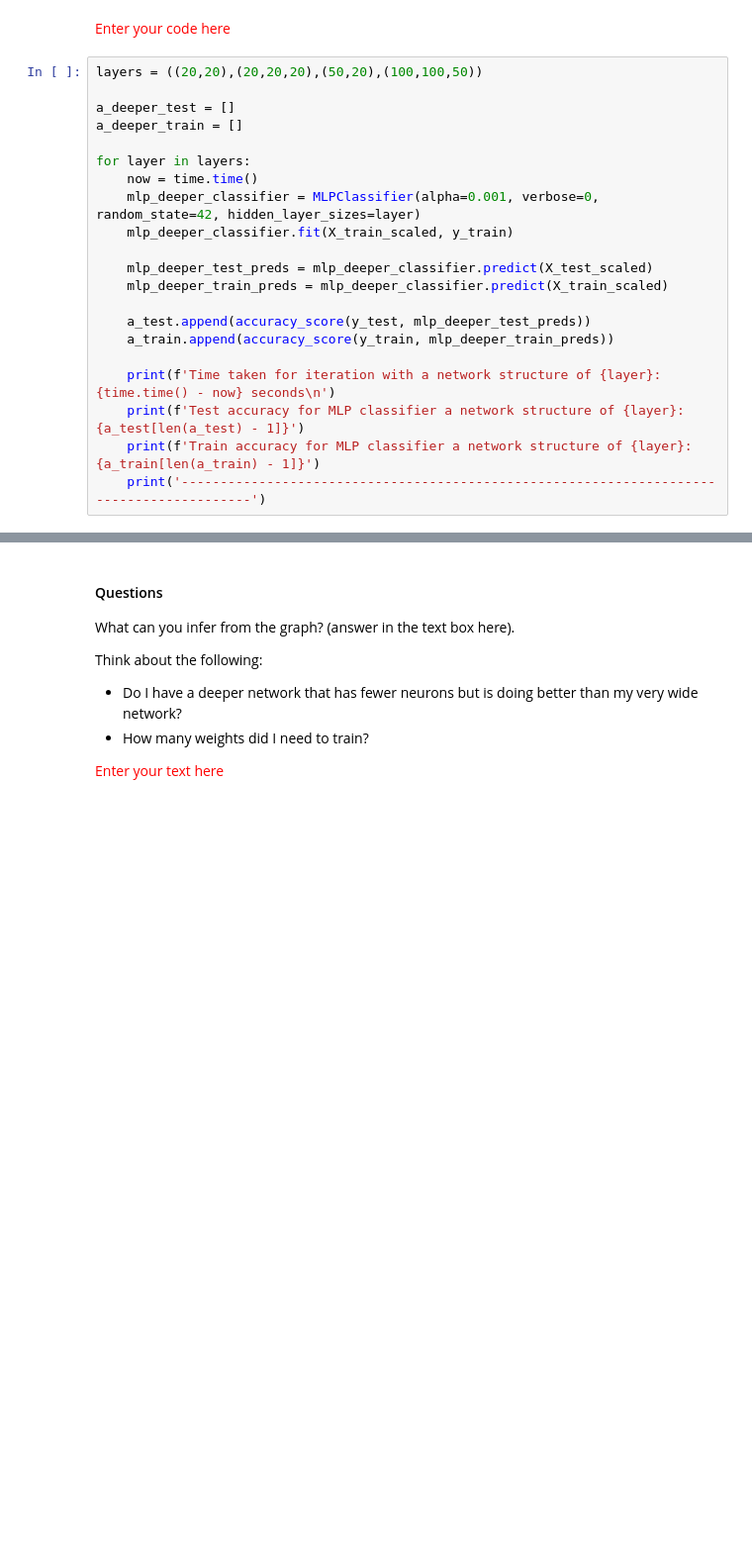
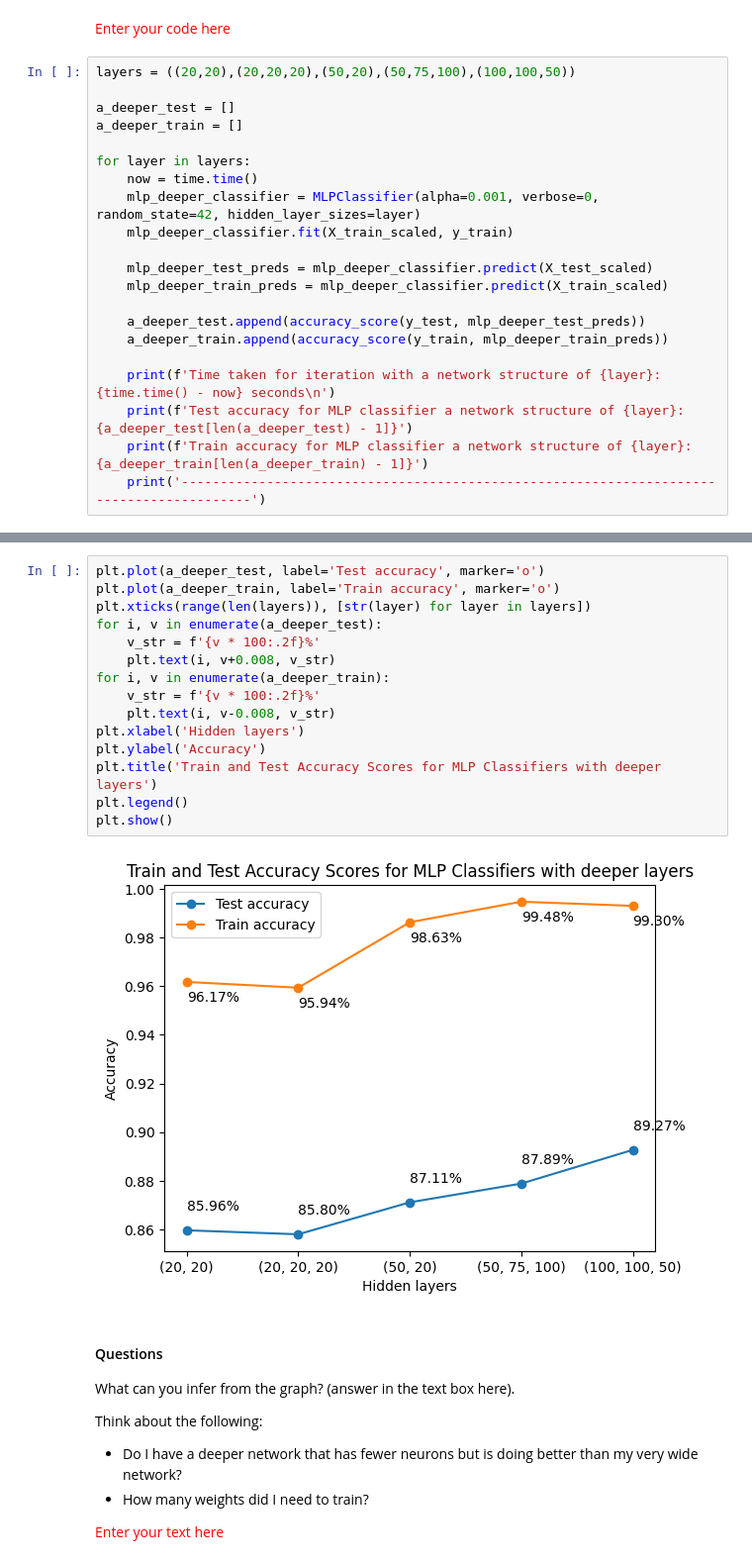
Before and after one commit to sprince0031/UL_Masters, a Jupyter notebook: SEM_1/CE4051-Introduction_to_Data_Engineering_and_Machine_Learning/Week9_10/Activity5_23052058.ipynb, the cells around one changed output, grey strips where cells are left out. Shown at 99% size. Cells and saved outputs as stored; diff of their text form; blank space fills up the shorter version.

```diff
--- a/SEM_1/CE4051-Introduction_to_Data_Engineering_and_Machine_Learning/Week9_10/Activity5_23052058.ipynb
+++ b/SEM_1/CE4051-Introduction_to_Data_Engineering_and_Machine_Learning/Week9_10/Activity5_23052058.ipynb
@@ -346,7 +351,7 @@ Same as before, set `alpha=0.001` and set `random_state` to some constant (e.g.
 # %% [markdown]
 <font color='red'>Enter your code here</font>
 # %%
-layers = ((20,20),(20,20,20),(50,20),(100,100,50))
+layers = ((20,20),(20,20,20),(50,20),(50,75,100),(100,100,50))
 
 a_deeper_test = []
 a_deeper_train = []
@@ -359,11 +364,11 @@ for layer in layers:
     mlp_deeper_test_preds = mlp_deeper_classifier.predict(X_test_scaled)
     mlp_deeper_train_preds = mlp_deeper_classifier.predict(X_train_scaled)
 
-    a_test.append(accuracy_score(y_test, mlp_deeper_test_preds))
-    a_train.append(accuracy_score(y_train, mlp_deeper_train_preds))
+    a_deeper_test.append(accuracy_score(y_test, mlp_deeper_test_preds))
+    a_deeper_train.append(accuracy_score(y_train, mlp_deeper_train_preds))
 
     print(f'Time taken for iteration with a network structure of {layer}: {time.time() - now} seconds\n')
-    print(f'Test accuracy for MLP classifier a network structure of {layer}: {a_test[len(a_test) - 1]}')
-    print(f'Train accuracy for MLP classifier a network structure of {layer}: {a_train[len(a_train) - 1]}')
+    print(f'Test accuracy for MLP classifier a network structure of {layer}: {a_deeper_test[len(a_deeper_test) - 1]}')
+    print(f'Train accuracy for MLP classifier a network structure of {layer}: {a_deeper_train[len(a_deeper_train) - 1]}')
     print('-----------------------------------------------------------------------------------------')
 # %% [output]
@@ -395,3 +400,20 @@ import matplotlib.pyplot as plt
+# %%
+plt.plot(a_deeper_test, label='Test accuracy', marker='o')
+plt.plot(a_deeper_train, label='Train accuracy', marker='o')
+plt.xticks(range(len(layers)), [str(layer) for layer in layers])
+for i, v in enumerate(a_deeper_test):
+    v_str = f'{v * 100:.2f}%'
+    plt.text(i, v+0.008, v_str)
+for i, v in enumerate(a_deeper_train):
+    v_str = f'{v * 100:.2f}%'
+    plt.text(i, v-0.008, v_str)
+plt.xlabel('Hidden layers')
+plt.ylabel('Accuracy')
+plt.title('Train and Test Accuracy Scores for MLP Classifiers with deeper layers')
+plt.legend()
+plt.show()
+# %% [output]
+[figure, added]
 # %% [markdown]
 #### Questions
 
```
Also changed, not shown: parts of 11 cells of this notebook.
